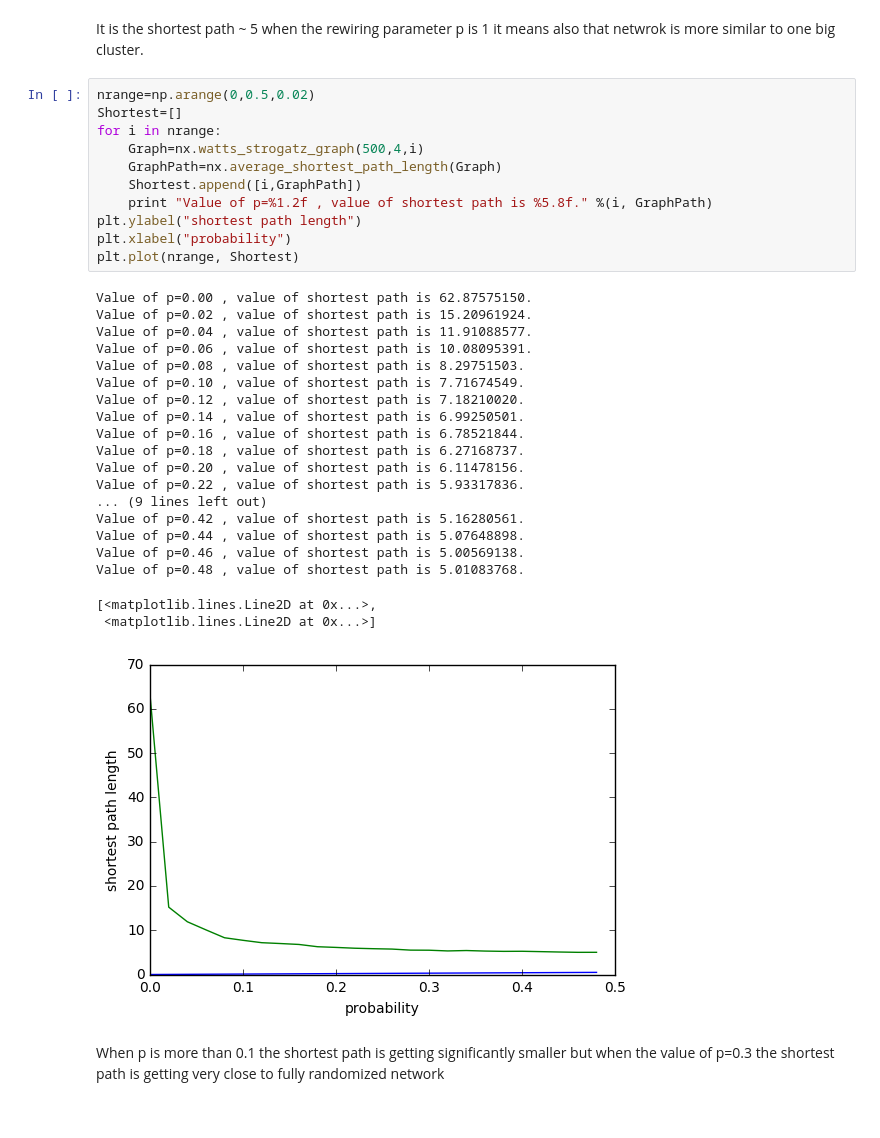
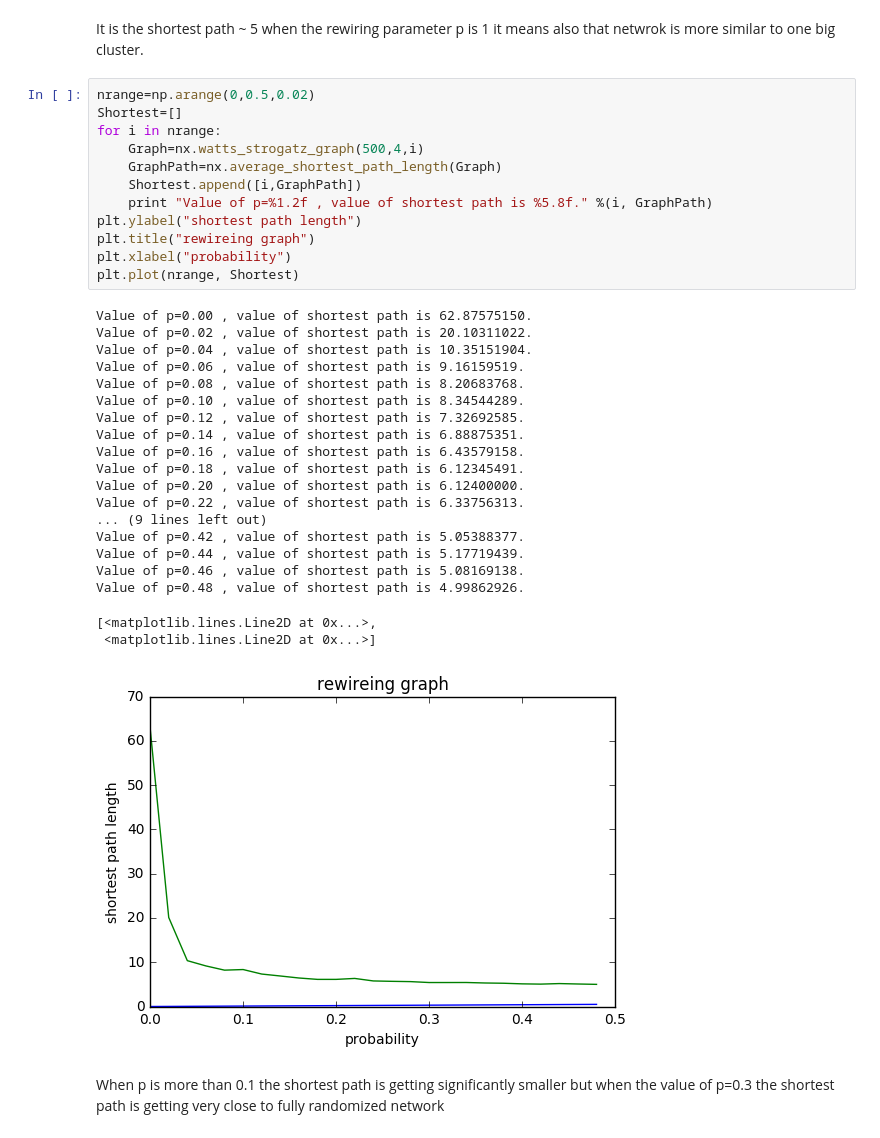
Before and after one commit to pay64k/social_graphs_2016, a Jupyter notebook: Assignment1/Assignment1.ipynb, the cells around one changed output. Saved outputs shown, nothing was run; the diff lists cells and outputs as text.

```diff
--- a/Assignment1/Assignment1.ipynb
+++ b/Assignment1/Assignment1.ipynb
@@ -42,35 +42,36 @@ It is the shortest path ~ 5 when the rewiring parameter p is 1 it means also tha
 # %%
 nrange=np.arange(0,0.5,0.02)
 Shortest=[]
 for i in nrange:
     Graph=nx.watts_strogatz_graph(500,4,i)
     GraphPath=nx.average_shortest_path_length(Graph)
     Shortest.append([i,GraphPath])
     print "Value of p=%1.2f , value of shortest path is %5.8f." %(i, GraphPath)
 plt.ylabel("shortest path length")
+plt.title("rewireing graph")
 plt.xlabel("probability")
 plt.plot(nrange, Shortest)
 # %% [output]
 Value of p=0.00 , value of shortest path is 62.87575150.
-Value of p=0.02 , value of shortest path is 15.20961924.
-Value of p=0.04 , value of shortest path is 11.91088577.
-Value of p=0.06 , value of shortest path is 10.08095391.
-Value of p=0.08 , value of shortest path is 8.29751503.
-Value of p=0.10 , value of shortest path is 7.71674549.
-Value of p=0.12 , value of shortest path is 7.18210020.
-Value of p=0.14 , value of shortest path is 6.99250501.
-Value of p=0.16 , value of shortest path is 6.78521844.
-Value of p=0.18 , value of shortest path is 6.27168737.
-Value of p=0.20 , value of shortest path is 6.11478156.
-Value of p=0.22 , value of shortest path is 5.93317836.
+Value of p=0.02 , value of shortest path is 20.10311022.
+Value of p=0.04 , value of shortest path is 10.35151904.
+Value of p=0.06 , value of shortest path is 9.16159519.
+Value of p=0.08 , value of shortest path is 8.20683768.
+Value of p=0.10 , value of shortest path is 8.34544289.
+Value of p=0.12 , value of shortest path is 7.32692585.
+Value of p=0.14 , value of shortest path is 6.88875351.
+Value of p=0.16 , value of shortest path is 6.43579158.
+Value of p=0.18 , value of shortest path is 6.12345491.
+Value of p=0.20 , value of shortest path is 6.12400000.
+Value of p=0.22 , value of shortest path is 6.33756313.
 ... (9 lines left out)
-Value of p=0.42 , value of shortest path is 5.16280561.
-Value of p=0.44 , value of shortest path is 5.07648898.
-Value of p=0.46 , value of shortest path is 5.00569138.
-Value of p=0.48 , value of shortest path is 5.01083768.
+Value of p=0.42 , value of shortest path is 5.05388377.
+Value of p=0.44 , value of shortest path is 5.17719439.
+Value of p=0.46 , value of shortest path is 5.08169138.
+Value of p=0.48 , value of shortest path is 4.99862926.
 [<matplotlib.lines.Line2D at 0x...>,
  <matplotlib.lines.Line2D at 0x...>]
-[figure, old version]
+[figure, new version]
 # %% [markdown]
 When p is more than 0.1 the shortest path is getting significantly smaller but when the value of p=0.3 the shortest path is getting very close to
 fully randomized network
```
Also changed, not shown: parts of 1 cell of this notebook.
